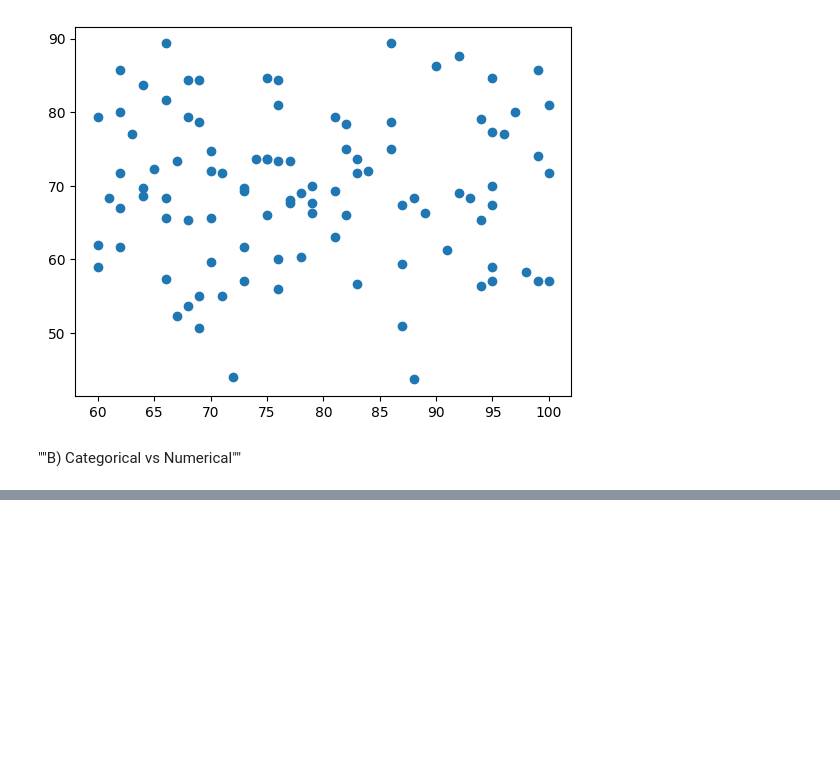
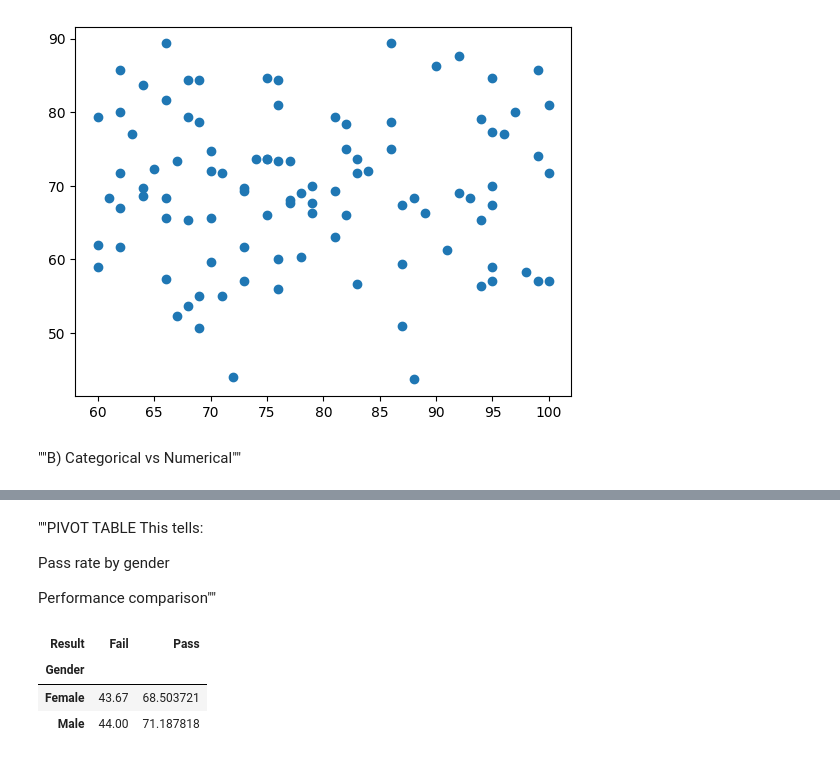
Before and after one commit to Malaika-Hanif/student-performance-analysis, a Jupyter notebook: student_performance_analysis.ipynb, the cells around one changed output, grey strips where cells are left out. Drawn from its saved outputs; the diff is of its cells as text; code cells hidden in the pictures; blank space fills up the shorter version.

```diff
--- a/student_performance_analysis.ipynb
+++ b/student_performance_analysis.ipynb
@@ -390,0 +422,17 @@ plt.show()
+# %% [markdown]
+""PIVOT TABLE
+This tells:
+
+Pass rate by gender
+
+Performance comparison""
+# %%
+pd.pivot_table(df,
+               values="Average_Score",
+               index="Gender",
+               columns="Result")
+# %% [output]
+| Result | Fail | Pass |
+| Gender |  |  |
+| Female | 43.67 | 68.503721 |
+| Male | 44.00 | 71.187818 |
```
Also changed, not shown: parts of 10 cells of this notebook.
